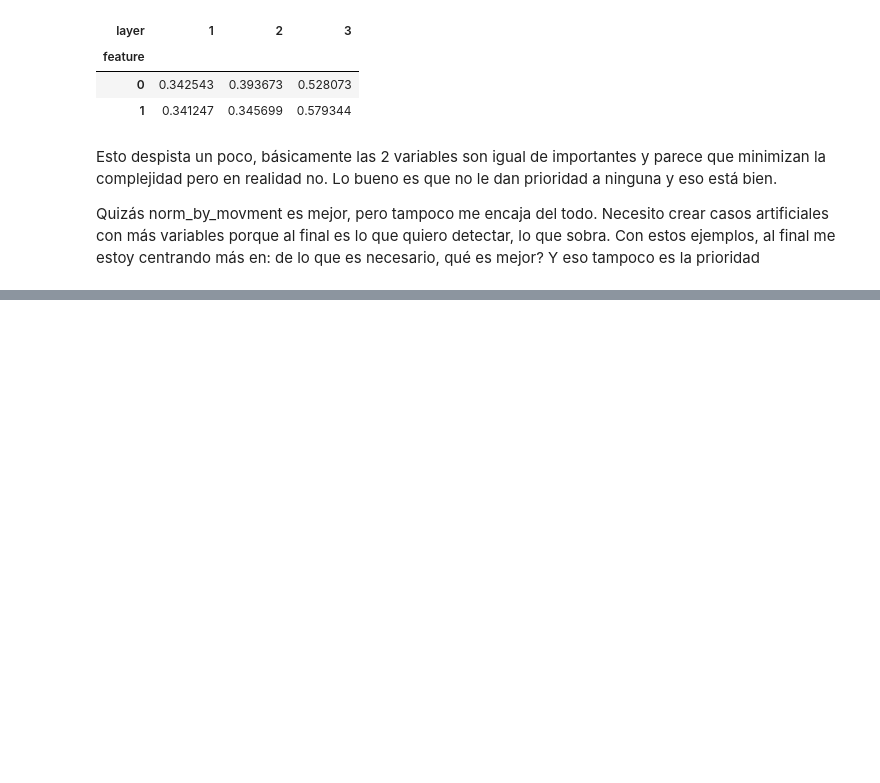
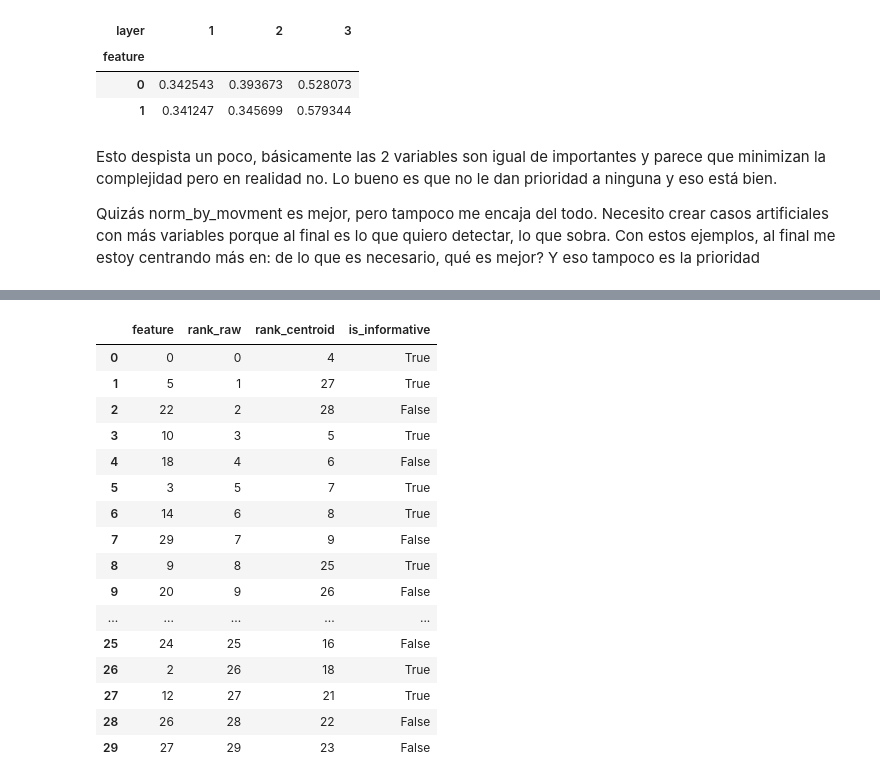
Before and after one commit to carmenlancho/FeatureSelection_Complexity, a Jupyter notebook: Notebooks/TrackingCentroides_Hostility.ipynb, the cells around one changed output, grey strips where cells are left out. Drawn from its saved outputs; the diff is of its cells as text; code cells hidden in the pictures; blank space fills up the shorter version.

```diff
--- a/Notebooks/TrackingCentroides_Hostility.ipynb
+++ b/Notebooks/TrackingCentroides_Hostility.ipynb
@@ -1281,0 +1469,7 @@ Quizás norm_by_movment es mejor, pero tampoco me encaja del todo. Necesito crea
+# %%
+#Revisamos rankings
+ranking_raw = resultados["rankings"]["raw"]
+ranking_cent = resultados["rankings_centroid"]["cent_mean_range"]
+
+print("Ranking por complejidad (raw):", ranking_raw)
+print("Ranking por centroides (mean_range):", ranking_cent)
@@ -1281,0 +1483,16 @@ Quizás norm_by_movment es mejor, pero tampoco me encaja del todo. Necesito crea
+# %%
+n_features = 30
+n_informative = 15
+X, y = make_classification(
+    n_samples=3000,
+    n_features=n_features,
+    n_informative=n_informative,
+    n_redundant=15,
+    n_repeated=0,
+    n_classes=2,
+    random_state=42
+)
+
+feature_cols = [i for i in range(n_features)]
+df = pd.DataFrame(X, columns=feature_cols)
+df["label"] = y
@@ -1281,0 +1638,33 @@ Quizás norm_by_movment es mejor, pero tampoco me encaja del todo. Necesito crea
+# %%
+informative_features = [i for i in range(n_informative)]
+df_eval = pd.DataFrame({
+    "feature": feature_cols,
+    "rank_raw": [ranking_raw.index(f) for f in feature_cols],
+    "rank_centroid": [ranking_cent.index(f) for f in feature_cols],
+    "is_informative": [f in informative_features for f in feature_cols]
+})
+# %%
+
+# Ordenamos por ranking_raw
+df_eval_sorted = df_eval.sort_values("rank_raw").reset_index(drop=True)
+
+# Mostrar primeras filas
+display(df_eval_sorted)
+# %% [output]
+|  | feature | rank_raw | rank_centroid | is_informative |
+| 0 | 0 | 0 | 4 | True |
+| 1 | 5 | 1 | 27 | True |
+| 2 | 22 | 2 | 28 | False |
+| 3 | 10 | 3 | 5 | True |
+| 4 | 18 | 4 | 6 | False |
+| 5 | 3 | 5 | 7 | True |
+| 6 | 14 | 6 | 8 | True |
+| 7 | 29 | 7 | 9 | False |
+| 8 | 9 | 8 | 25 | True |
+| 9 | 20 | 9 | 26 | False |
+| ... | ... | ... | ... | ... |
+| 25 | 24 | 25 | 16 | False |
+| 26 | 2 | 26 | 18 | True |
+| 27 | 12 | 27 | 21 | True |
+| 28 | 26 | 28 | 22 | False |
+| 29 | 27 | 29 | 23 | False |
```
Also changed, not shown: parts of 38 cells of this notebook.
